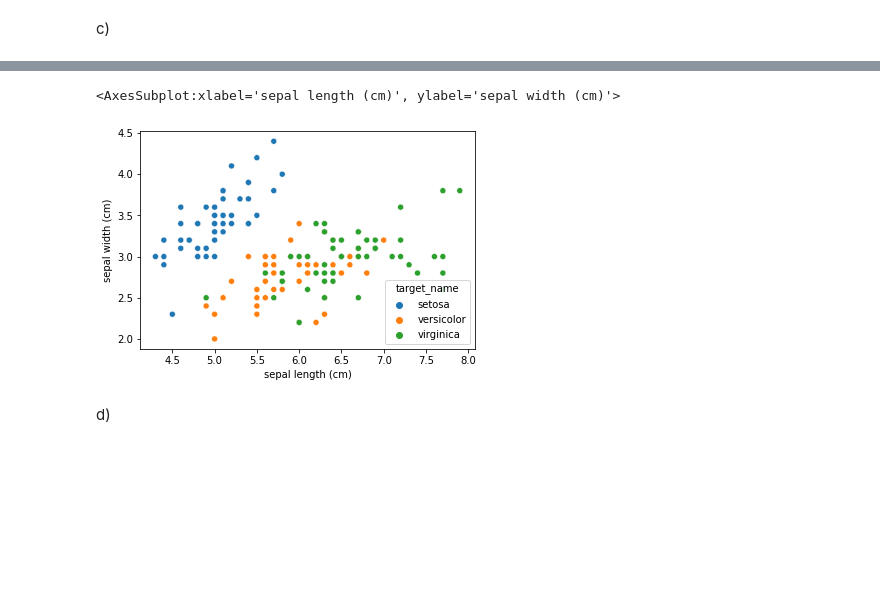
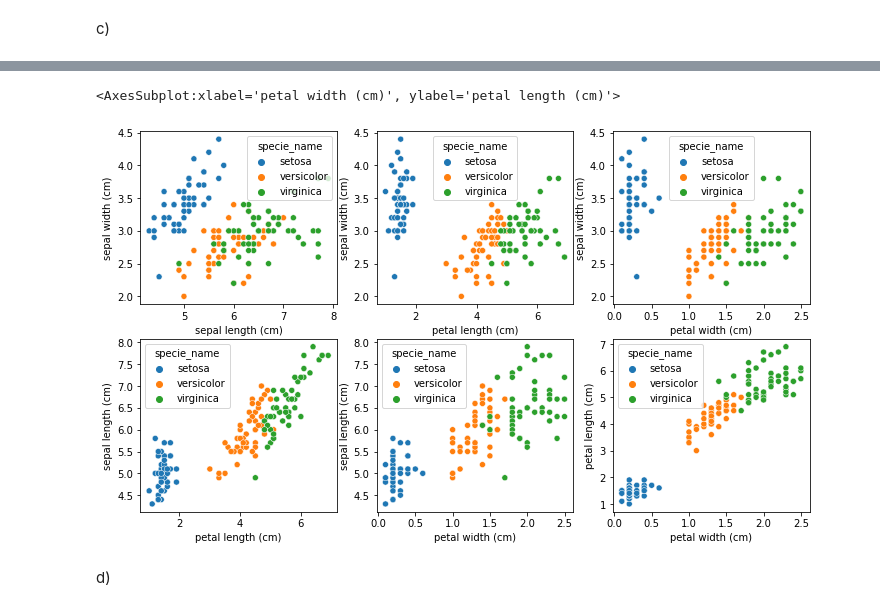
Before and after one commit to cseander/Maskininlarning-Christopher-Seander, a Jupyter notebook: Exercises/Exercise_4.ipynb, the cells around one changed output, grey strips where cells are left out. Drawn from its saved outputs; the diff is of its cells as text; code cells hidden in the pictures; blank space fills up the shorter version.

```diff
--- a/Exercises/Exercise_4.ipynb
+++ b/Exercises/Exercise_4.ipynb
@@ -78,8 +77,16 @@ df.describe().T
-# %%
-sns.scatterplot(data=df, x="sepal length (cm)", y="sepal width (cm)", hue="target_name")
-# %% [output]
-<AxesSubplot:xlabel='sepal length (cm)', ylabel='sepal width (cm)'>
-[figure, removed]
+# %%
+fig, axes = plt.subplots(2, 3, figsize=(12,7))
+sns.scatterplot(data=df, x="sepal length (cm)", y="sepal width (cm)", hue="specie_name", ax = axes[0,0])
+sns.scatterplot(data=df, x="petal length (cm)", y="sepal width (cm)", hue="specie_name", ax = axes[0,1])
+sns.scatterplot(data=df, x="petal width (cm)", y="sepal width (cm)", hue="specie_name", ax = axes[0,2])
+
+sns.scatterplot(data=df, x="petal length (cm)", y="sepal length (cm)", hue="specie_name", ax = axes[1,0])
+sns.scatterplot(data=df, x="petal width (cm)", y="sepal length (cm)", hue="specie_name", ax = axes[1,1])
+
+sns.scatterplot(data=df, x="petal width (cm)", y="petal length (cm)", hue="specie_name", ax = axes[1,2])
+# %% [output]
+<AxesSubplot:xlabel='petal width (cm)', ylabel='petal length (cm)'>
+[figure, added]
 # %% [markdown]
 d)
 # %%
```
Also changed, not shown: parts of 7 cells of this notebook.
